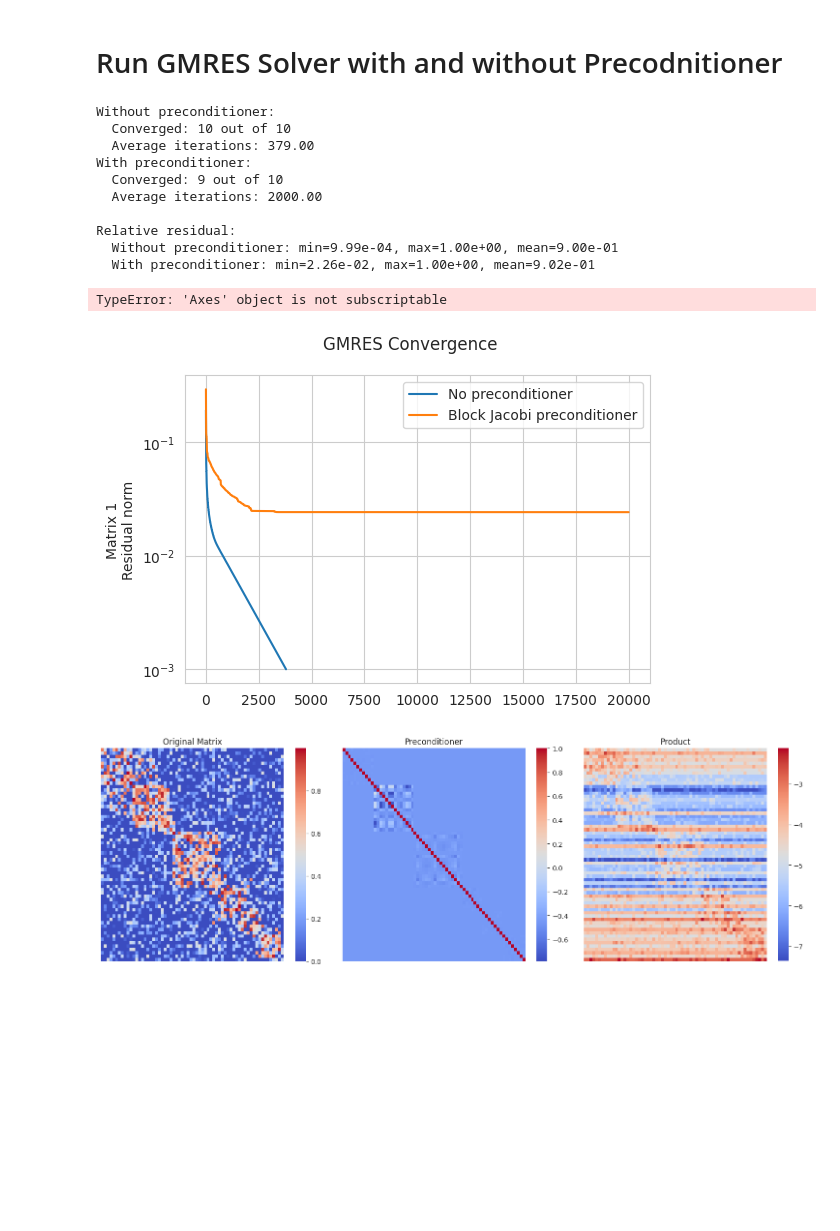
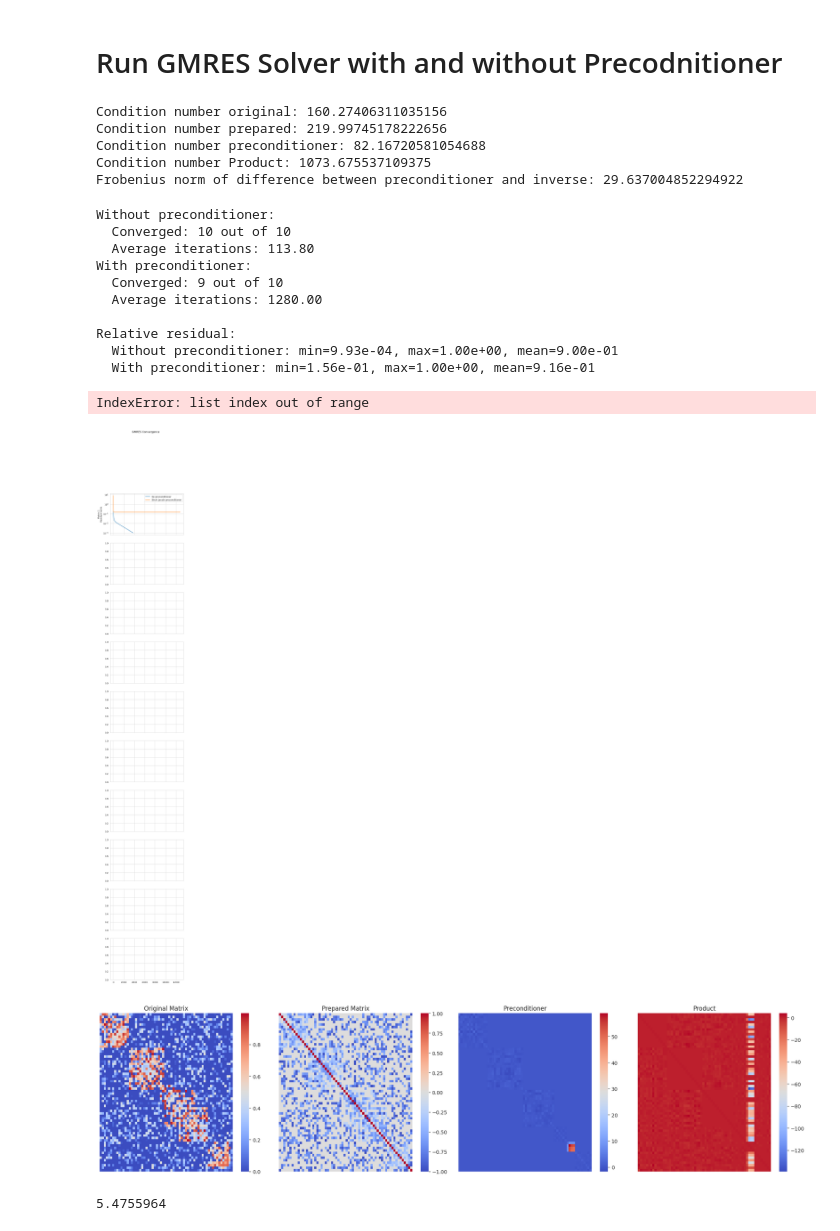
Before and after one commit to 24io/opencampus-ai-project, a Jupyter notebook: testrun.ipynb, the cells around one changed output. Cells and saved outputs as stored; diff of their text form; code cells hidden in the pictures; blank space fills up the shorter version.

Commit message:
added separate function to prepare test matrices before creating preconditioners.

```diff
--- a/testrun.ipynb
+++ b/testrun.ipynb
@@ -307,10 +245,2 @@ test_labels[0] = [1 0 0 0 0 0 0 0 0 0 0 1 0 0 0 0 0 0 0 0 0 0 0 0 0 1 0 0 0 0 0
 Overall Accuracy:
 0.9109375
-# %%
-test_matrices = test_data.matrices[train_size + val_size:]
-print(test_matrices.shape)
-print(test_bands.shape)
-print(binary_predictions.shape)
-
-for i in range(min(5, test_matrices.shape[0])):
-    print(f"Condition number of matrix {i}: {np.linalg.cond(test_matrices[i])}")
@@ -325,0 +247,20 @@ Condition number of matrix 4: 688.6673583984375
+# %%
+print(test_matrices.shape)
+print(test_bands.shape)
+print(binary_predictions.shape)
+
+for i in range(min(10, test_matrices.shape[0])):
+    print(f"Condition number of matrix {i}: {np.linalg.cond(test_matrices[i])}")
+
+for i in range(min(10, A.shape[0])):
+    print(f"Condition number of prepared matrix {i}: {np.linalg.cond(A[i])}")
+
+# plot condition numbers
+plt.figure(figsize=(10, 6))
+plt.plot([np.linalg.cond(test_matrices[i]) for i in range(test_matrices.shape[0])], label='Original Matrix')
+plt.plot([np.linalg.cond(A[i]) for i in range(A.shape[0])], label='Prepared Matrix')
+plt.xlabel('Matrix Index')
+plt.ylabel('Condition Number')
+plt.title('Condition Numbers of Original and Prepared Matrices')
+plt.legend()
+plt.show()
@@ -339,10 +294,28 @@ b = np.ones((A.shape[0], A.shape[1]))
+# %%
+# Define inputs
+importlib.reload(prec)
+
+A = np.array([prec.prepare_matrix(test_matrices[i]) for i in range(test_matrices.shape[0])])
+# A = test_matrices
+precs = prec.block_jacobi_preconditioner_from_predictions(A, test_labels)
+b = np.ones((A.shape[0], A.shape[1]))
+
+# Check Condition Numbers
+print(f"Condition number original: {cond(test_matrices[1])}")
+print(f"Condition number prepared: {cond(A[1])}")
+print(f"Condition number preconditioner: {cond(precs[1])}")
+print(f"Condition number Product: {cond(np.matmul(A[1], precs[1]))}")
+print(f"Frobenius norm of difference between preconditioner and inverse: {np.linalg.norm(precs[1] - np.linalg.inv(A[1]))}")
+# %% [output]
+Condition number original: 160.27406311035156
+Condition number prepared: 219.99745178222656
+Condition number preconditioner: 82.16720581054688
+Condition number Product: 1073.675537109375
+Frobenius norm of difference between preconditioner and inverse: 29.637004852294922
 # %%
-# reload
-importlib.reload(prec)
-
 # Solve without preconditioner
 x_no_prec, info_no_prec, iters_no_prec, residuals_no_prec = prec.solve_with_gmres_monitored(A, b)
-
+# x_no_prec, info_no_prec, iters_no_prec, residuals_no_prec = prec.solve_with_gmres_monitored(test_matrices, b)
 # Solve with block Jacobi preconditioner
 x_prec, info_prec, iters_prec, residuals_prec = prec.solve_with_gmres_monitored(A, b, M=precs)
 
@@ -356,14 +329,14 @@ print(f"  With preconditioner: min={np.min(rel_residuals_prec):.2e}, max={np.max
 # %% [output]
 Without preconditioner:
   Converged: 10 out of 10
-  Average iterations: 379.00
+  Average iterations: 113.80
 With preconditioner:
   Converged: 9 out of 10
-  Average iterations: 2000.00
+  Average iterations: 1280.00
 
 Relative residual:
-  Without preconditioner: min=9.99e-04, max=1.00e+00, mean=9.00e-01
-  With preconditioner: min=2.26e-02, max=1.00e+00, mean=9.02e-01
+  Without preconditioner: min=9.93e-04, max=1.00e+00, mean=9.00e-01
+  With preconditioner: min=1.56e-01, max=1.00e+00, mean=9.16e-01
 # %%
 # Plot convergence for a few matrices
 num_plots = min(1, A.shape[0])
@@ -381,28 +354,32 @@ axes[-1].set_xlabel('Iteration')
 plt.tight_layout()
 plt.show()
 # %% [output]
-TypeError: 'Axes' object is not subscriptable
+IndexError: list index out of range
-[figure, old version]
+[figure, new version]
 # %%
 # Function to plot matrices
 def plot_matrices(matrices: List[np.ndarray], titles: List[str], colorbar: str = VALUE_COLORBAR) -> None:
     num_matrices = len(matrices)
     fig, axes = plt.subplots(1, num_matrices, figsize=(5 * num_matrices, 5))
 
     for i, (matrix, title) in enumerate(zip(matrices, titles)):
         ax = axes[i] if num_matrices > 1 else axes
         sns.heatmap(matrix, cmap=colorbar, ax=ax, cbar=True)
         ax.set_title(title)
         ax.set_xticks([])
         ax.set_yticks([])
 
     plt.tight_layout()
     plt.show()
 
 # Plot matrices
-plot_matrices([test_matrices[0], precs[0], np.matmul(test_matrices[0], precs[0])], ['Original Matrix', 'Preconditioner', 'Product'], colorbar='coolwarm')
+plot_matrices([test_matrices[0], A[0], precs[0], np.matmul(A[0], precs[0])], ['Original Matrix', 'Prepared Matrix', 'Preconditioner', 'Product'], colorbar='coolwarm')
 # %% [output]
-[figure, old version]
+[figure, new version]
+# %%
+np.linalg.det(test_matrices[0])
+# %% [output]
+5.4755964
 # %%
 # Check condition number
 from numpy.linalg import cond
```
Also changed, not shown: parts of 17 cells of this notebook, 1 other file.
